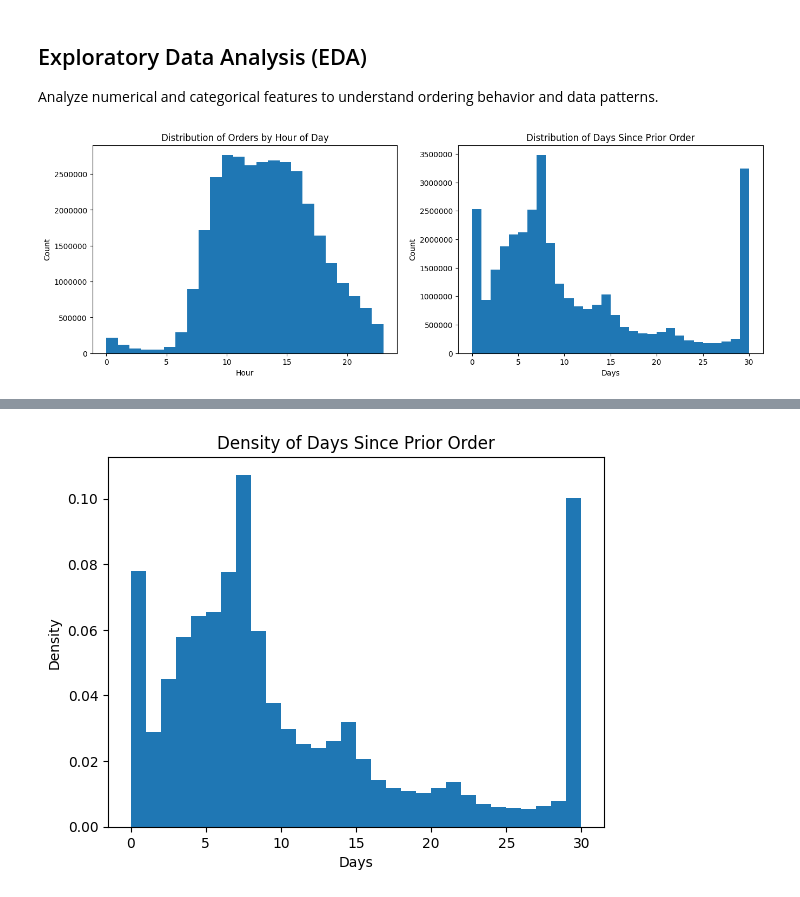
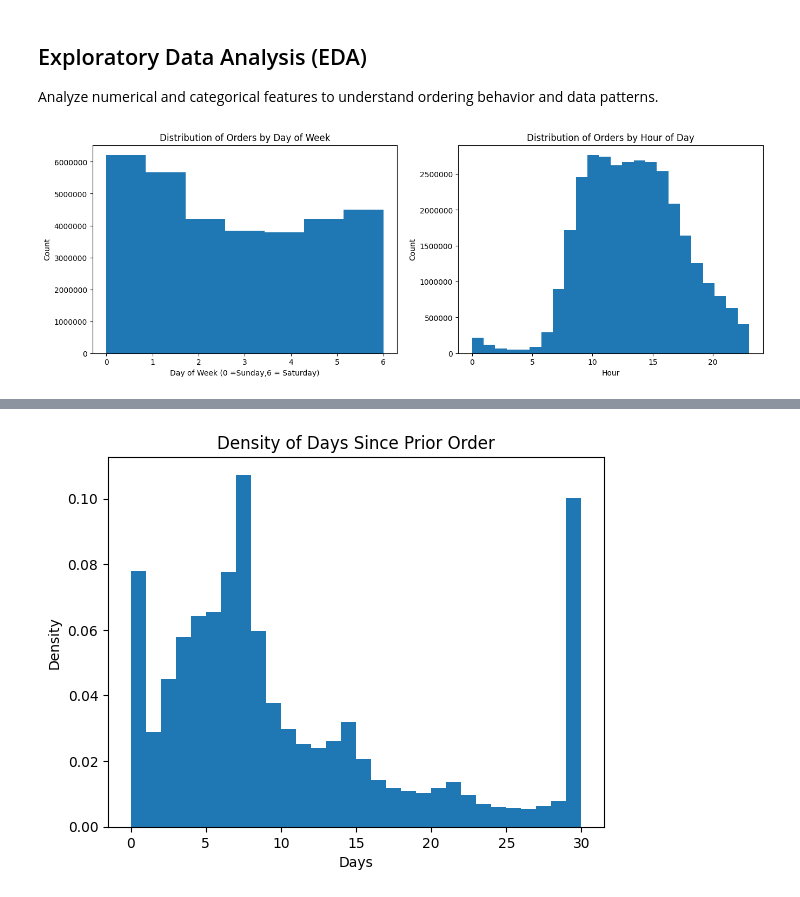
Before and after one commit to ab8d-DS/DSS230_Final_Project, a Jupyter notebook: notebooks/01_EDA_and_Preprocessing.ipynb, the cells around one changed output, grey strips where cells are left out. Saved outputs shown, nothing was run; the diff lists cells and outputs as text; code cells hidden in the pictures.

```diff
--- a/notebooks/01_EDA_and_Preprocessing.ipynb
+++ b/notebooks/01_EDA_and_Preprocessing.ipynb
@@ -240,16 +241,17 @@ full_train
 Analyze numerical and categorical features to understand ordering behavior and data patterns.
 # %%
 fig,axes=plt.subplots(1,2,figsize=(16,5))
-axes[0].hist(full_priors['order_hour_of_day'],bins=24)
-axes[0].set_title('Distribution of Orders by Hour of Day')
-axes[0].set_xlabel('Hour')
+
+axes[0].hist(full_priors['order_dow'],bins=7)
+axes[0].set_title('Distribution of Orders by Day of Week')
+axes[0].set_xlabel('Day of Week (0 =Sunday,6 = Saturday)')
 axes[0].set_ylabel('Count')
 axes[0].ticklabel_format(style='plain')
 
-axes[1].hist(full_priors['days_since_prior_order'],bins=30)
-axes[1].set_title('Distribution of Days Since Prior Order')
-axes[1].set_xlabel('Days')
+axes[1].hist(full_priors['order_hour_of_day'],bins=24)
+axes[1].set_title('Distribution of Orders by Hour of Day')
+axes[1].set_xlabel('Hour')
 axes[1].set_ylabel('Count')
 axes[1].ticklabel_format(style='plain')
 # %% [output]
-[figure, old version]
+[figure, new version]
```
Also changed, not shown: parts of 30 cells of this notebook.
